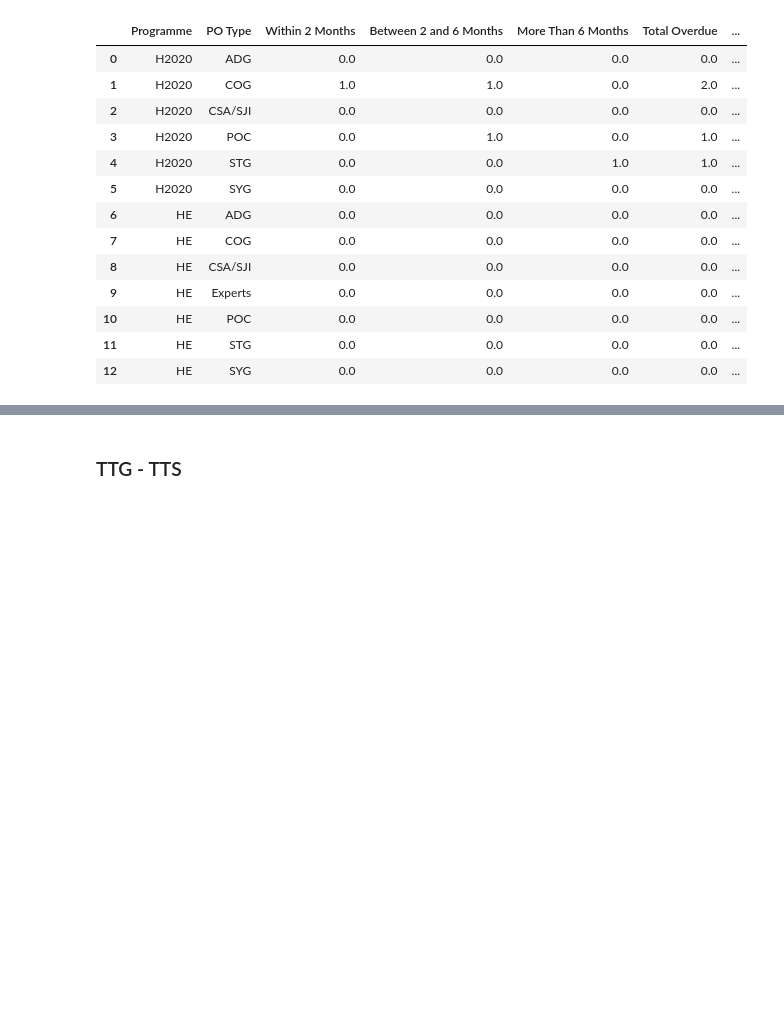
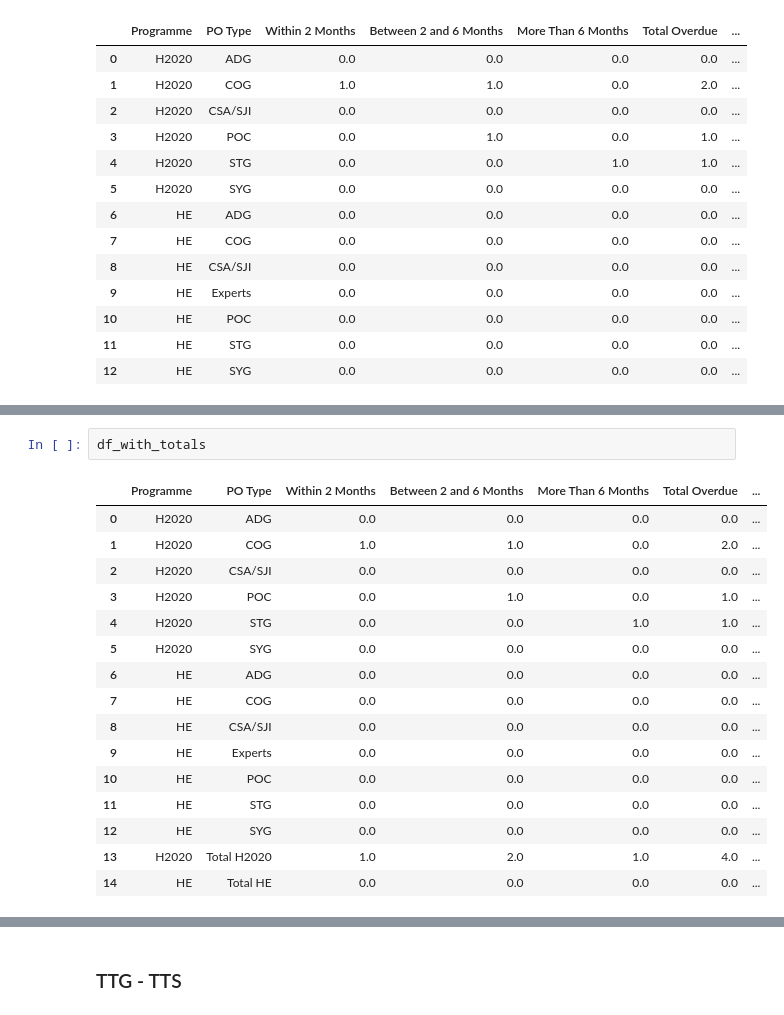
Before and after one commit to vinciliba/QuarterlyReport, a Jupyter notebook: test_fdi.ipynb, the cells around one changed output, grey strips where cells are left out. Saved outputs shown, nothing was run; the diff lists cells and outputs as text; blank space fills up the shorter version.

```diff
--- a/test_fdi.ipynb
+++ b/test_fdi.ipynb
@@ -364,3 +379,22 @@ NameError: name 'merged_df' is not defined
+# %%
+df_with_totals
+# %% [output]
+|  | Programme | PO Type | Within 2 Months | Between 2 and 6 Months | More Than 6 Months | Total Overdue | ... |
+| 0 | H2020 | ADG | 0.0 | 0.0 | 0.0 | 0.0 | ... |
+| 1 | H2020 | COG | 1.0 | 1.0 | 0.0 | 2.0 | ... |
+| 2 | H2020 | CSA/SJI | 0.0 | 0.0 | 0.0 | 0.0 | ... |
+| 3 | H2020 | POC | 0.0 | 1.0 | 0.0 | 1.0 | ... |
+| 4 | H2020 | STG | 0.0 | 0.0 | 1.0 | 1.0 | ... |
+| 5 | H2020 | SYG | 0.0 | 0.0 | 0.0 | 0.0 | ... |
+| 6 | HE | ADG | 0.0 | 0.0 | 0.0 | 0.0 | ... |
+| 7 | HE | COG | 0.0 | 0.0 | 0.0 | 0.0 | ... |
+| 8 | HE | CSA/SJI | 0.0 | 0.0 | 0.0 | 0.0 | ... |
+| 9 | HE | Experts | 0.0 | 0.0 | 0.0 | 0.0 | ... |
+| 10 | HE | POC | 0.0 | 0.0 | 0.0 | 0.0 | ... |
+| 11 | HE | STG | 0.0 | 0.0 | 0.0 | 0.0 | ... |
+| 12 | HE | SYG | 0.0 | 0.0 | 0.0 | 0.0 | ... |
+| 13 | H2020 | Total H2020 | 1.0 | 2.0 | 1.0 | 4.0 | ... |
+| 14 | HE | Total HE | 0.0 | 0.0 | 0.0 | 0.0 | ... |
 # %%
 from great_tables import GT, loc, style
 
```
Also changed, not shown: parts of 8 cells of this notebook, 5 other files.
